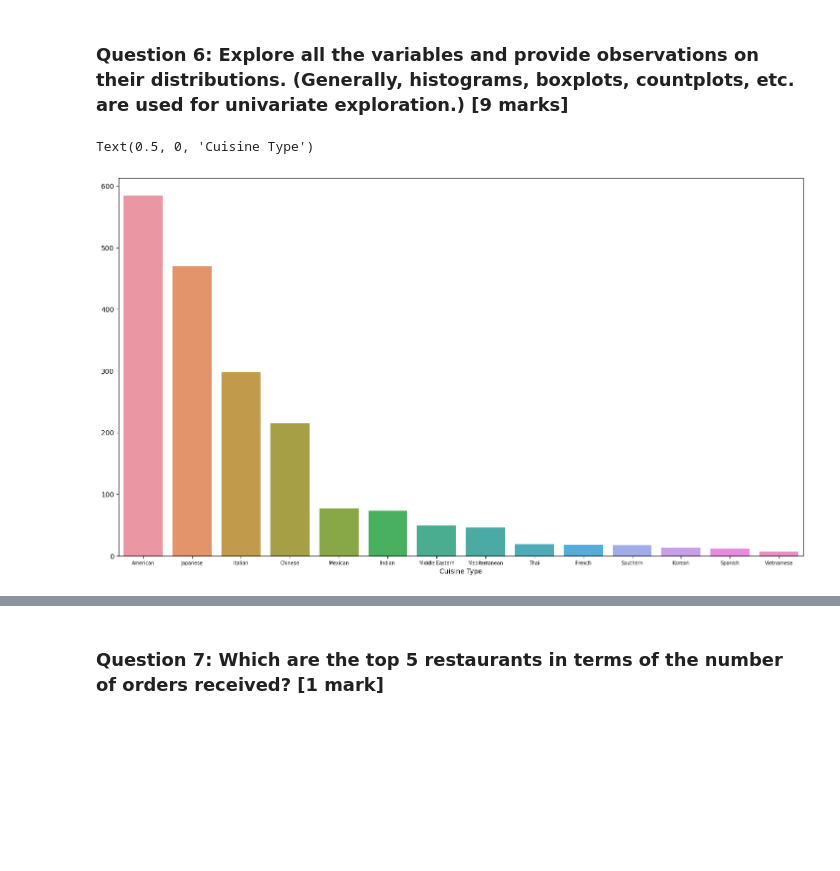
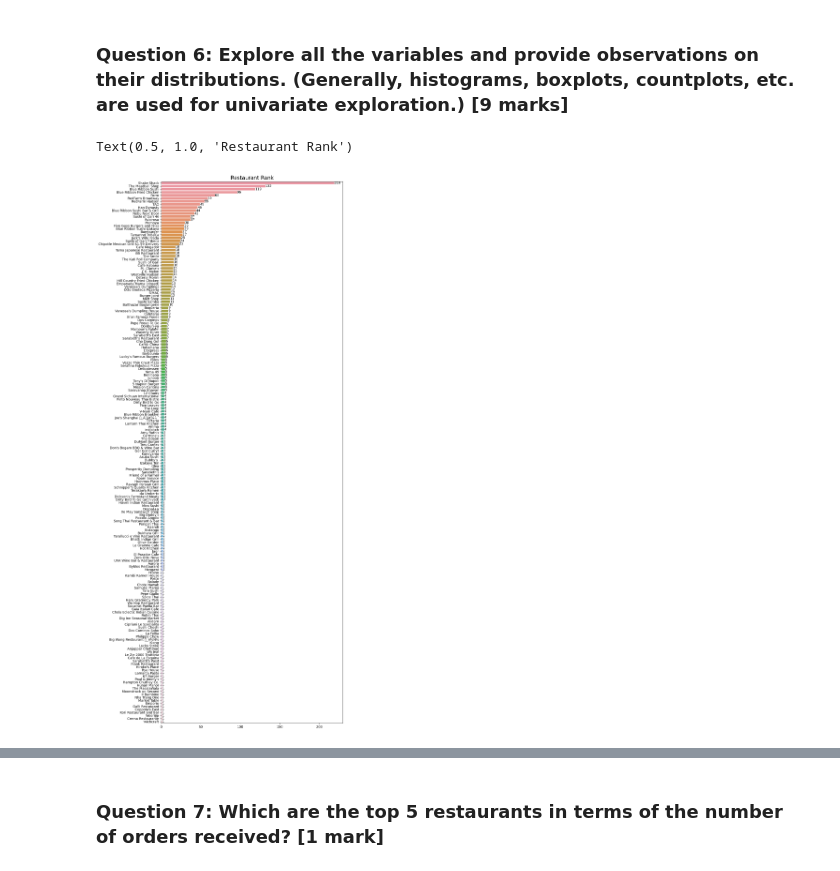
Before and after one commit to ZhiyaoShu/Data-visualization---Foodhub, a Jupyter notebook: FDS_Project_LearnerNotebook_LowCode.ipynb, the cells around one changed output, grey strips where cells are left out. Drawn from its saved outputs; the diff is of its cells as text; code cells hidden in the pictures; blank space fills up the shorter version.

Commit message:
update charts

```diff
--- a/FDS_Project_LearnerNotebook_LowCode.ipynb
+++ b/FDS_Project_LearnerNotebook_LowCode.ipynb
@@ -152,19 +152,20 @@ There are 736 orders without rating
 # %%
 # Write the code here
 
 #Visualization of the number of food types and resaurant names
 #Sort the counts in descending order to get the most popular cuisines first
-cuisine_count = df['cuisine_type'].value_counts().sort_values(ascending=False)
-
-# Plot the cuisines types distribution
-plt.figure(figsize=(18, 10))
-sns.barplot(data=df, x=cuisine_count.index, y=cuisine_count.values)
-
-plt.xticks(rotation=0,fontsize=7)
-plt.xlabel('Cuisine Type')
+restaurant_count = df['restaurant_name'].value_counts().sort_values(ascending=False)
 
 
-#Visualization of cost of the order, day of the week
+plt.figure(figsize=(10, 30))
+bars = sns.barplot(data=df, y=restaurant_count.index, x=restaurant_count.values)
+
+# Function to display values above each bar
+for index, value in enumerate(restaurant_count.values):
+    bars.text(value, index, str(value), ha='left', va='center', fontsize=10)
+
+
+plt.title('Restaurant Rank', fontsize=16)
 # %% [output]
-Text(0.5, 0, 'Cuisine Type')
+Text(0.5, 1.0, 'Restaurant Rank')
-[figure, old version]
+[figure, new version]
```
Also changed, not shown: parts of 2 cells of this notebook.
